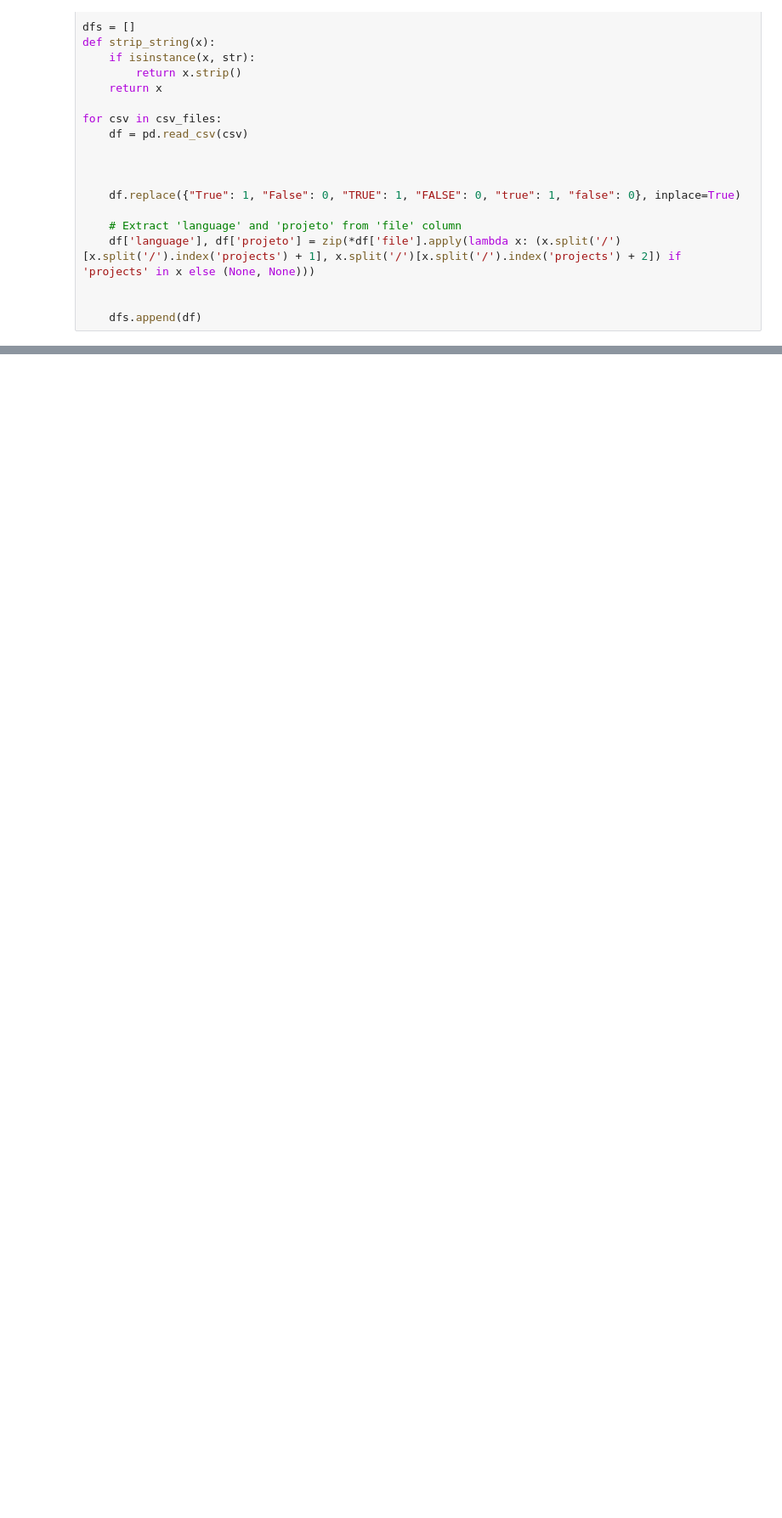
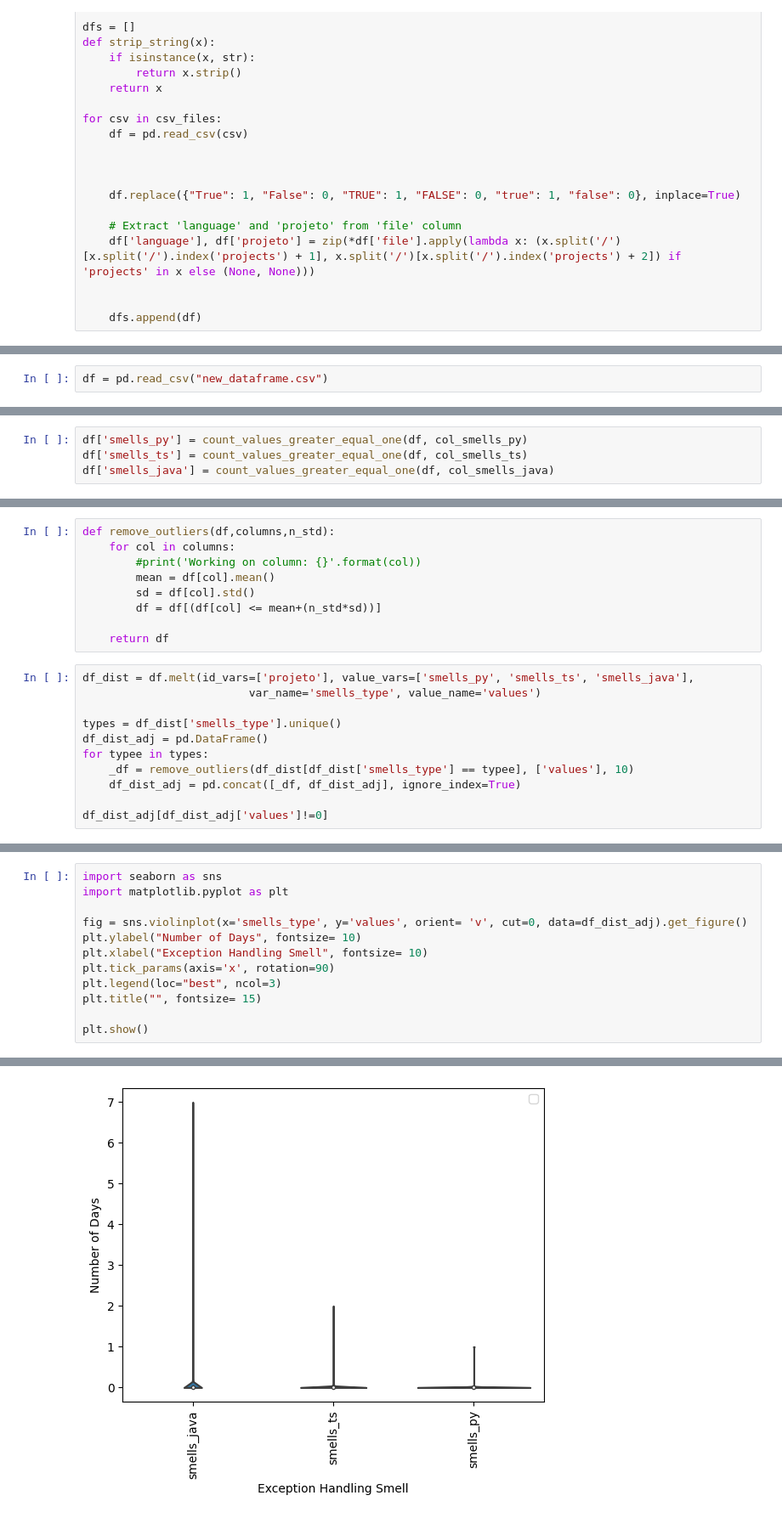
Before and after one commit to RobsonOlv/exception-miner, a Jupyter notebook: notebooks/eh_multi_analysis.ipynb, the cells around one changed output, grey strips where cells are left out. Shown: that part at 85% size. Cells and saved outputs as stored; diff of their text form; blank space fills up the shorter version.

```diff
--- a/notebooks/eh_multi_analysis.ipynb
+++ b/notebooks/eh_multi_analysis.ipynb
@@ -123,0 +144,2 @@ Name: n_bare_raise_finally, Length: 53159, dtype: float64
+# %%
+df = pd.read_csv("new_dataframe.csv")
@@ -123,0 +183,4 @@ Name: n_bare_raise_finally, Length: 53159, dtype: float64
+# %%
+df['smells_py'] = count_values_greater_equal_one(df, col_smells_py)
+df['smells_ts'] = count_values_greater_equal_one(df, col_smells_ts)
+df['smells_java'] = count_values_greater_equal_one(df, col_smells_java)
@@ -123,0 +204,20 @@ Name: n_bare_raise_finally, Length: 53159, dtype: float64
+# %%
+def remove_outliers(df,columns,n_std):
+    for col in columns:
+        #print('Working on column: {}'.format(col))
+        mean = df[col].mean()
+        sd = df[col].std()
+        df = df[(df[col] <= mean+(n_std*sd))]
+
+    return df
+# %%
+df_dist = df.melt(id_vars=['projeto'], value_vars=['smells_py', 'smells_ts', 'smells_java'],
+                         var_name='smells_type', value_name='values')
+
+types = df_dist['smells_type'].unique()
+df_dist_adj = pd.DataFrame()
+for typee in types:
+    _df = remove_outliers(df_dist[df_dist['smells_type'] == typee], ['values'], 10)
+    df_dist_adj = pd.concat([_df, df_dist_adj], ignore_index=True)
+
+df_dist_adj[df_dist_adj['values']!=0]
@@ -123,0 +238,13 @@ Name: n_bare_raise_finally, Length: 53159, dtype: float64
+# %%
+import seaborn as sns
+import matplotlib.pyplot as plt
+
+fig = sns.violinplot(x='smells_type', y='values', orient= 'v', cut=0, data=df_dist_adj).get_figure()
+plt.ylabel("Number of Days", fontsize= 10)
+plt.xlabel("Exception Handling Smell", fontsize= 10)
+plt.tick_params(axis='x', rotation=90)
+plt.legend(loc="best", ncol=3)
+plt.title("", fontsize= 15)
+
+plt.show()
+# %% [output]
@@ -123,0 +252 @@ Name: n_bare_raise_finally, Length: 53159, dtype: float64
+[figure, added]
```
Also changed, not shown: parts of 21 cells of this notebook.
